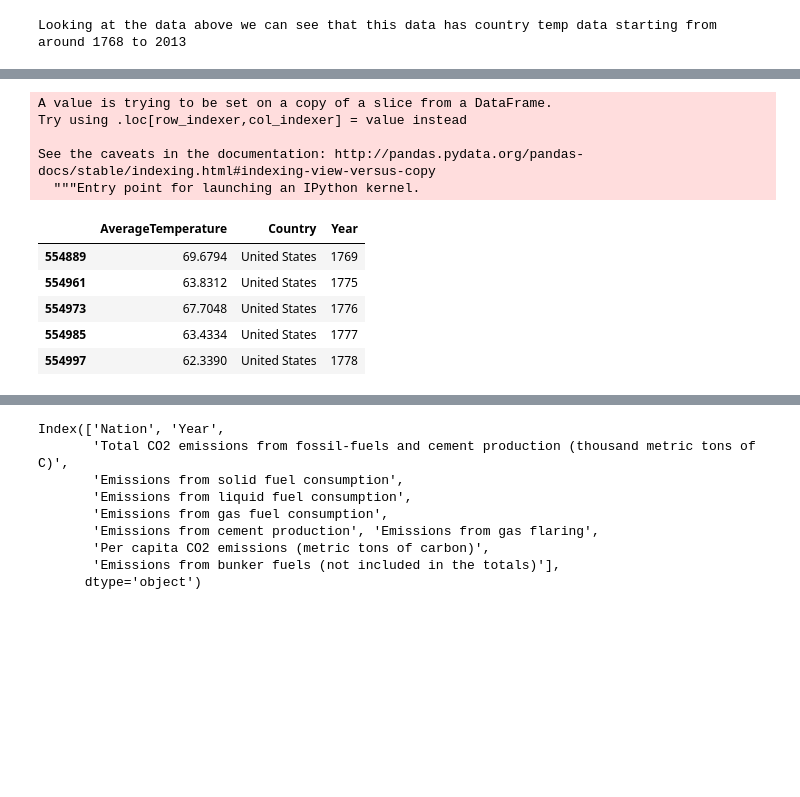
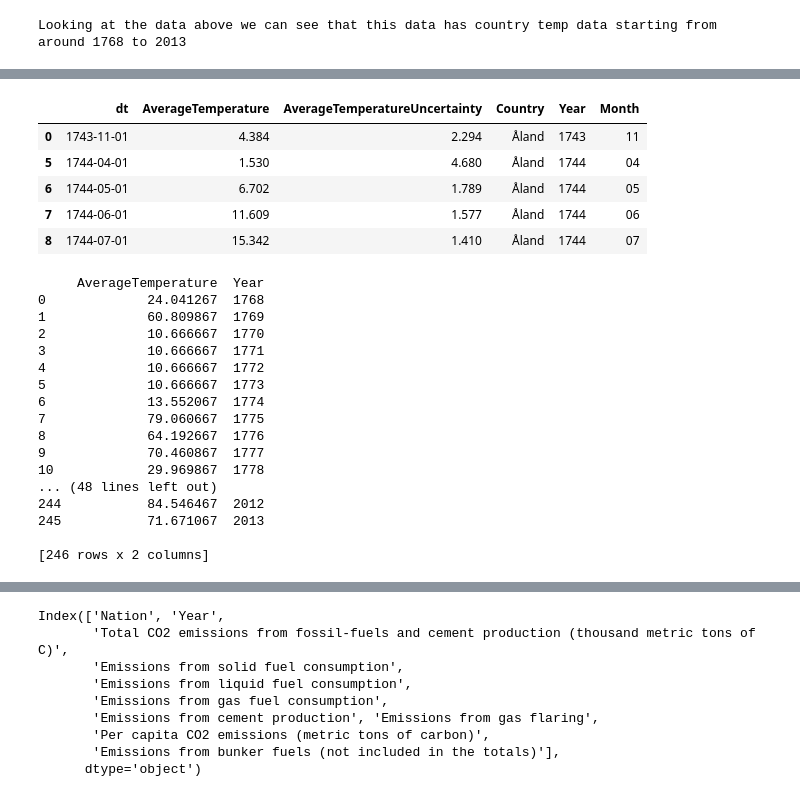
Before and after one commit to KennytheSun/Global_Warming_Repo, a Jupyter notebook: Script/Overall_US_Temp_CO2emissions_1768-2013.ipynb, the cells around one changed output, grey strips where cells are left out. Cells and saved outputs as stored; diff of their text form; code cells hidden in the pictures; blank space fills up the shorter version.

```diff
--- a/Script/Overall_US_Temp_CO2emissions_1768-2013.ipynb
+++ b/Script/Overall_US_Temp_CO2emissions_1768-2013.ipynb
@@ -105,19 +87,49 @@ print(us_states_df)
-# %%
-us_states_df["AverageTemperature"] =(us_states_df["AverageTemperature"]*1.8+32)
-us_states_df = us_states_df[["AverageTemperature","Country","Year"]]
-us_states_df.head()
-# %% [output]
-A value is trying to be set on a copy of a slice from a DataFrame.
-Try using .loc[row_indexer,col_indexer] = value instead
-
-See the caveats in the documentation: http://pandas.pydata.org/pandas-docs/stable/indexing.html#indexing-view-versus-copy
-  """Entry point for launching an IPython kernel.
-|  | AverageTemperature | Country | Year |
-| 554889 | 69.6794 | United States | 1769 |
-| 554961 | 63.8312 | United States | 1775 |
-| 554973 | 67.7048 | United States | 1776 |
-| 554985 | 63.4334 | United States | 1777 |
-| 554997 | 62.3390 | United States | 1778 |
+# %%
+#extracting june july august data from  data1 and name the file (june_july_august_data)
+june_july_august_data=(global_temp_df[(global_temp_df['Month'] >= "6") & (global_temp_df['Month'] <= "8")])
+
+june_july_august_data = global_temp_df.dropna(how="any")
+
+june_july_august_data.head()
+# %% [output]
+|  | dt | AverageTemperature | AverageTemperatureUncertainty | Country | Year | Month |
+| 0 | 1743-11-01 | 4.384 | 2.294 | Åland | 1743 | 11 |
+| 5 | 1744-04-01 | 1.530 | 4.680 | Åland | 1744 | 04 |
+| 6 | 1744-05-01 | 6.702 | 1.789 | Åland | 1744 | 05 |
+| 7 | 1744-06-01 | 11.609 | 1.577 | Åland | 1744 | 06 |
+| 8 | 1744-07-01 | 15.342 | 1.410 | Åland | 1744 | 07 |
+# %%
+#Find temp for only the U.S.
+us_states_df = global_temp_df.loc[global_temp_df["Country"] == "United States"]
+
+#Groupby just the year since 3 months are being joined and use an aggregate function to get the sum of all 3
+us_states_df = us_states_df.groupby(["Year"]).sum()
+us_states_df = us_states_df.reset_index()
+
+#convert the temp from Celcius to Farenheight while also dividing by 3 since 3 months out of the year are taken.
+#one thing that may give off values is if one temp out of the months is not recorded so it'll give a lower value than expected.
+us_states_df["AverageTemperature"] =(us_states_df["AverageTemperature"]*1.8+32)/3
+us_states_df = us_states_df[["AverageTemperature","Year"]]
+us_states_df = us_states_df.dropna(how="any")
+print(us_states_df)
+# %% [output]
+     AverageTemperature  Year
+0             24.041267  1768
+1             60.809867  1769
+2             10.666667  1770
+3             10.666667  1771
+4             10.666667  1772
+5             10.666667  1773
+6             13.552067  1774
+7             79.060667  1775
+8             64.192667  1776
+9             70.460867  1777
+10            29.969867  1778
+... (48 lines left out)
+244           84.546467  2012
+245           71.671067  2013
+
+[246 rows x 2 columns]
 # %%
 x_values = us_states_df["Year"].astype('int64')
 y_values = us_states_df["AverageTemperature"]
```
Also changed, not shown: parts of 7 cells of this notebook.
